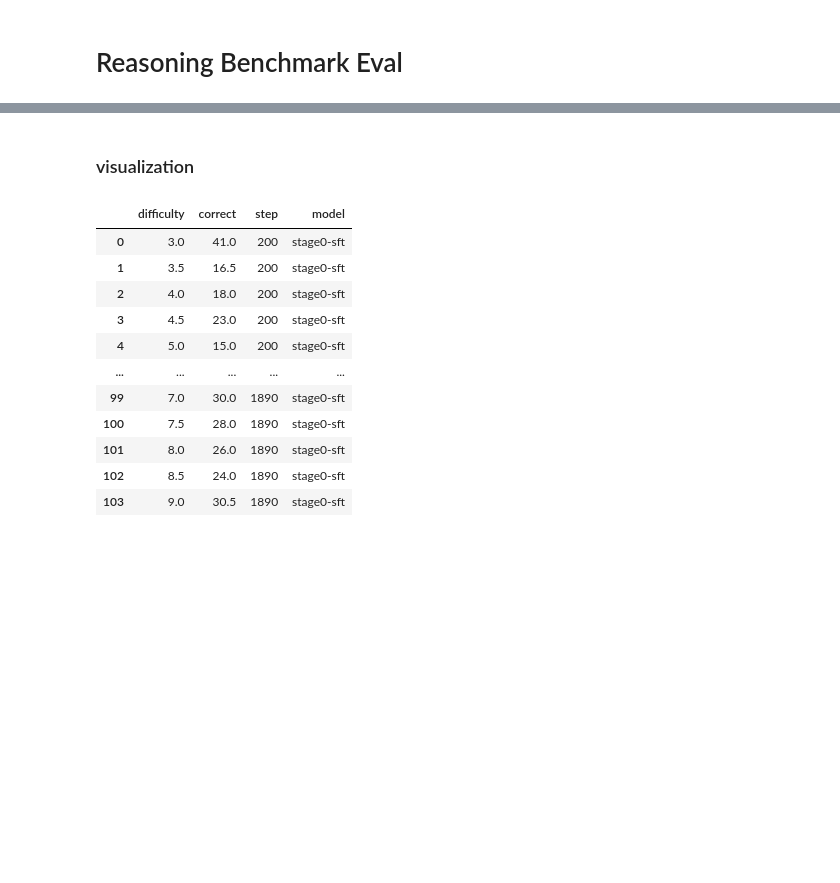
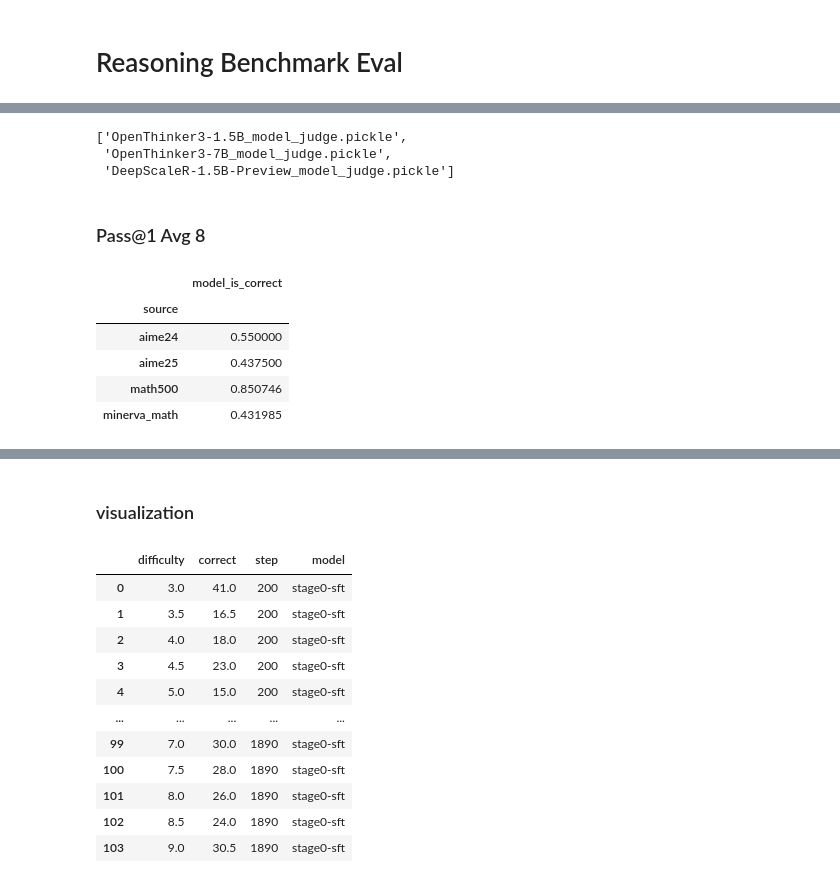
Before and after one commit to Aochong-Li/perturb-r, a Jupyter notebook: notebook/deepmath/benchmark_eval.ipynb, the cells around one changed output, grey strips where cells are left out. Cells and saved outputs as stored; diff of their text form; code cells hidden in the pictures; blank space fills up the shorter version.

```diff
--- a/notebook/deepmath/benchmark_eval.ipynb
+++ b/notebook/deepmath/benchmark_eval.ipynb
@@ -149,0 +74,6 @@ def groupby_level (df):
+# %%
+os.listdir(os.path.join(root, 'model_judge'))
+# %% [output]
+['OpenThinker3-1.5B_model_judge.pickle',
+ 'OpenThinker3-7B_model_judge.pickle',
+ 'DeepScaleR-1.5B-Preview_model_judge.pickle']
@@ -149,0 +86,12 @@ def groupby_level (df):
+# %% [markdown]
+### Pass@1 Avg 8
+# %%
+# OpenThinker3-1.5B
+df.groupby('source')[["model_is_correct"]].mean()
+# %% [output]
+|  | model_is_correct |
+| source |  |
+| aime24 | 0.550000 |
+| aime25 | 0.437500 |
+| math500 | 0.850746 |
+| minerva_math | 0.431985 |
```
Also changed, not shown: parts of 26 cells of this notebook, 1 other file.
